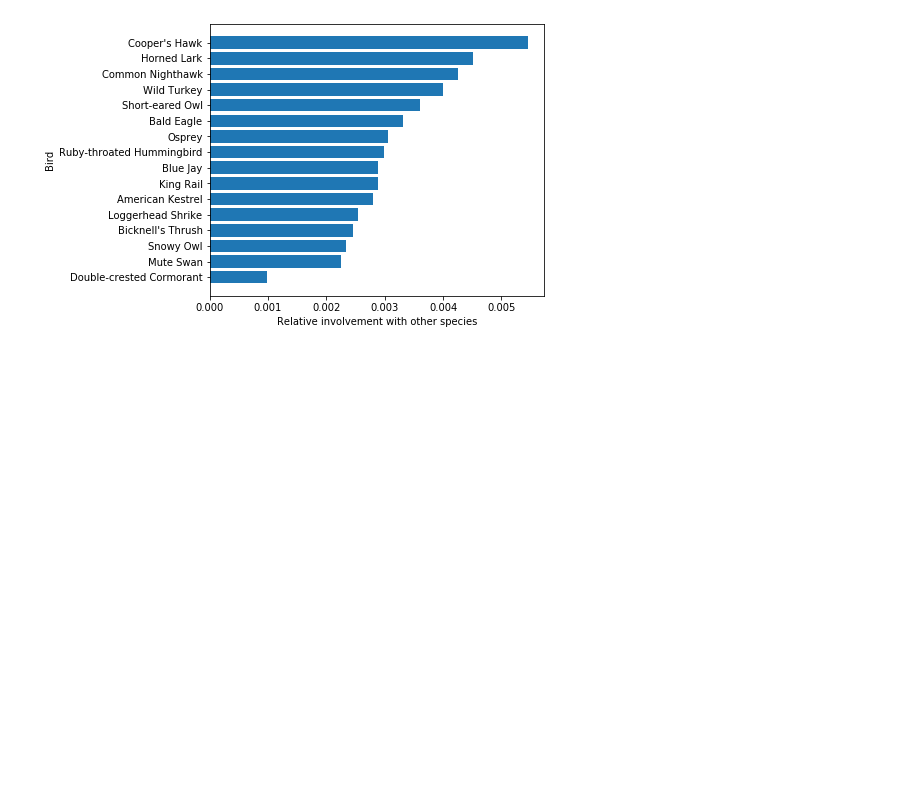
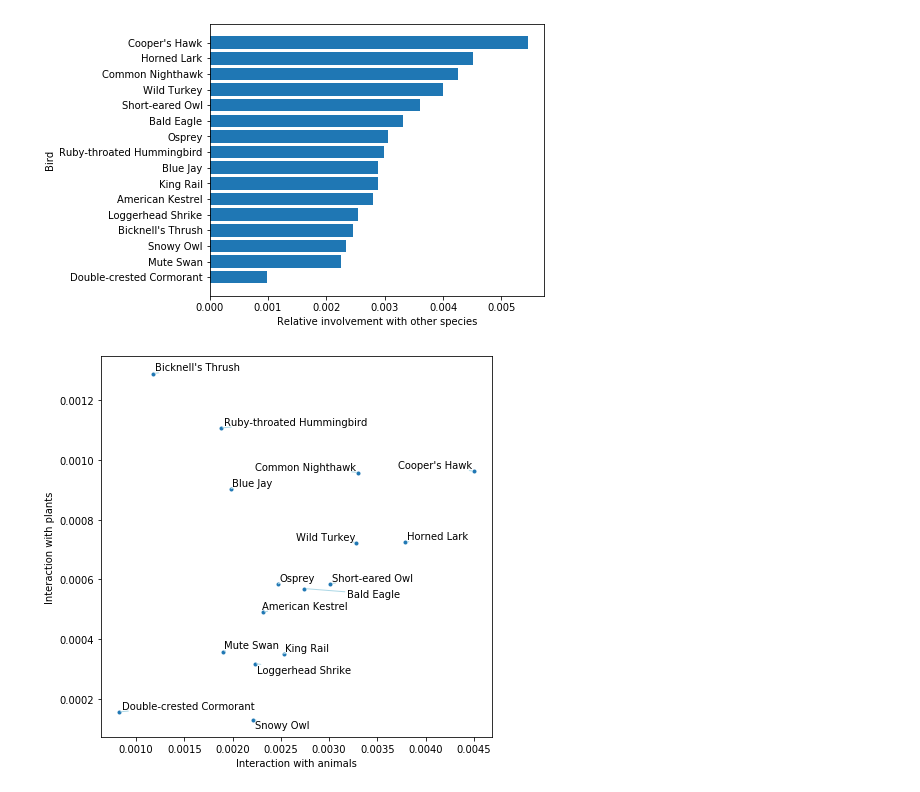
Before and after one commit to khakhalin/Sketches, a Jupyter notebook: sproj_liam/birds_literature.ipynb, the cells around one changed output. Drawn from its saved outputs; the diff is of its cells as text; code cells hidden in the pictures; blank space fills up the shorter version.

```diff
--- a/sproj_liam/birds_literature.ipynb
+++ b/sproj_liam/birds_literature.ipynb
@@ -114,3 +114,19 @@ plt.xlabel('Relative involvement with other species');
 plt.ylabel('Bird');
 # %% [output]
 [figure]
+# %%
+# Let's manually classify them as "tree-friends" vs "animal-friends"
+
+ind_first_tree = 20
+rating1 = np.sum(p1[:ind_first_tree, :].T, axis=1)
+rating2 = np.sum(p1[ind_first_tree:, :].T, axis=1)
+
+plt.figure(figsize=(7,7))
+ax = plt.axes()
+plt.plot(rating1, rating2, '.');
+texts = draw_labels(np.stack((rating1, rating2), axis=1), df_birds.name.values, adjust=True)
+plt.xlabel('Interaction with animals');
+plt.ylabel('Interaction with plants');
+# ax.set_aspect('equal')  # If you want to be reminded that interactions with lants are 3-4 times weaker
+# %% [output]
+[figure, added]
```
Also changed, not shown: parts of 4 cells of this notebook.
